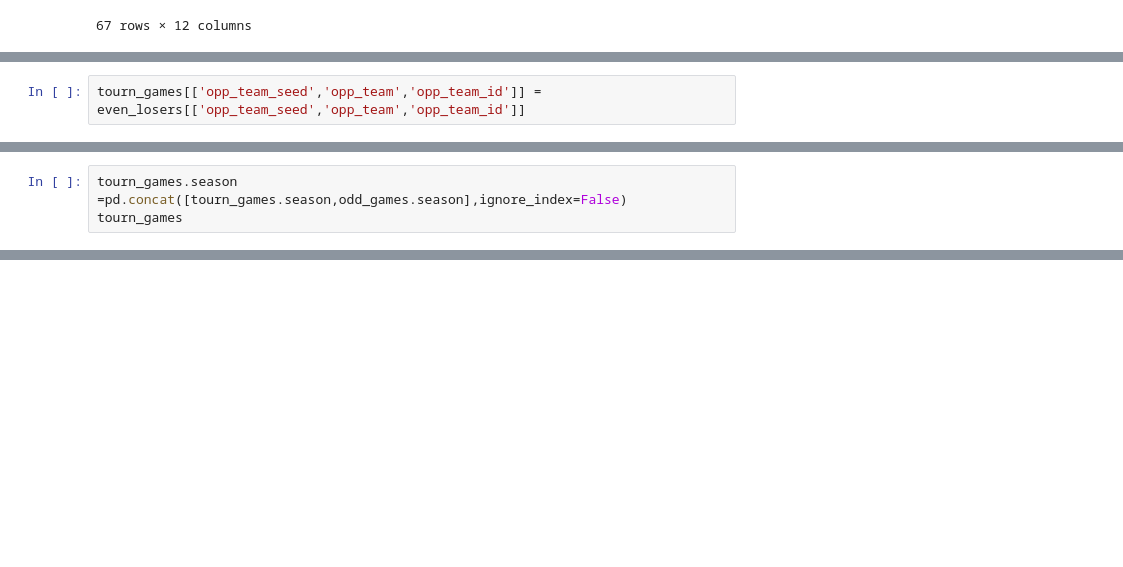
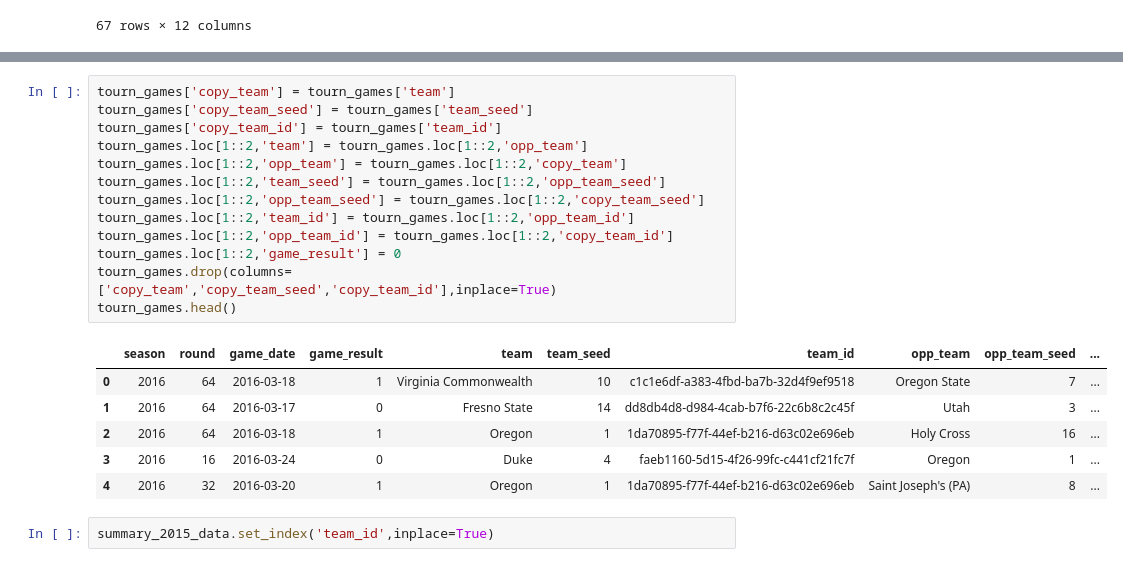
Before and after one commit to chipk215/ncaa_basketball, a Jupyter notebook: Tournament_Model_LR.ipynb, the cells around one changed output, grey strips where cells are left out. Drawn from its saved outputs; the diff is of its cells as text; blank space fills up the shorter version.

```diff
--- a/Tournament_Model_LR.ipynb
+++ b/Tournament_Model_LR.ipynb
@@ -231,2 +173,0 @@ tourn_games
-# %%
-tourn_games[['opp_team_seed','opp_team','opp_team_id']] = even_losers[['opp_team_seed','opp_team','opp_team_id']]
@@ -273,3 +173,0 @@ odd_games
-# %%
-tourn_games.season =pd.concat([tourn_games.season,odd_games.season],ignore_index=False)
-tourn_games
@@ -281,0 +178,22 @@ tourn_games.shape
+# %%
+tourn_games['copy_team'] = tourn_games['team']
+tourn_games['copy_team_seed'] = tourn_games['team_seed']
+tourn_games['copy_team_id'] = tourn_games['team_id']
+tourn_games.loc[1::2,'team'] = tourn_games.loc[1::2,'opp_team']
+tourn_games.loc[1::2,'opp_team'] = tourn_games.loc[1::2,'copy_team']
+tourn_games.loc[1::2,'team_seed'] = tourn_games.loc[1::2,'opp_team_seed']
+tourn_games.loc[1::2,'opp_team_seed'] = tourn_games.loc[1::2,'copy_team_seed']
+tourn_games.loc[1::2,'team_id'] = tourn_games.loc[1::2,'opp_team_id']
+tourn_games.loc[1::2,'opp_team_id'] = tourn_games.loc[1::2,'copy_team_id']
+tourn_games.loc[1::2,'game_result'] = 0
+tourn_games.drop(columns=['copy_team','copy_team_seed','copy_team_id'],inplace=True)
+tourn_games.head()
+# %% [output]
+|  | season | round | game_date | game_result | team | team_seed | team_id | opp_team | opp_team_seed | ... |
+| 0 | 2016 | 64 | 2016-03-18 | 1 | Virginia Commonwealth | 10 | c1c1e6df-a383-4fbd-ba7b-32d4f9ef9518 | Oregon State | 7 | ... |
+| 1 | 2016 | 64 | 2016-03-17 | 0 | Fresno State | 14 | dd8db4d8-d984-4cab-b7f6-22c6b8c2c45f | Utah | 3 | ... |
+| 2 | 2016 | 64 | 2016-03-18 | 1 | Oregon | 1 | 1da70895-f77f-44ef-b216-d63c02e696eb | Holy Cross | 16 | ... |
+| 3 | 2016 | 16 | 2016-03-24 | 0 | Duke | 4 | faeb1160-5d15-4f26-99fc-c441cf21fc7f | Oregon | 1 | ... |
+| 4 | 2016 | 32 | 2016-03-20 | 1 | Oregon | 1 | 1da70895-f77f-44ef-b216-d63c02e696eb | Saint Joseph's (PA) | 8 | ... |
+# %%
+summary_2015_data.set_index('team_id',inplace=True)
```
Also changed, not shown: parts of 19 cells of this notebook.
